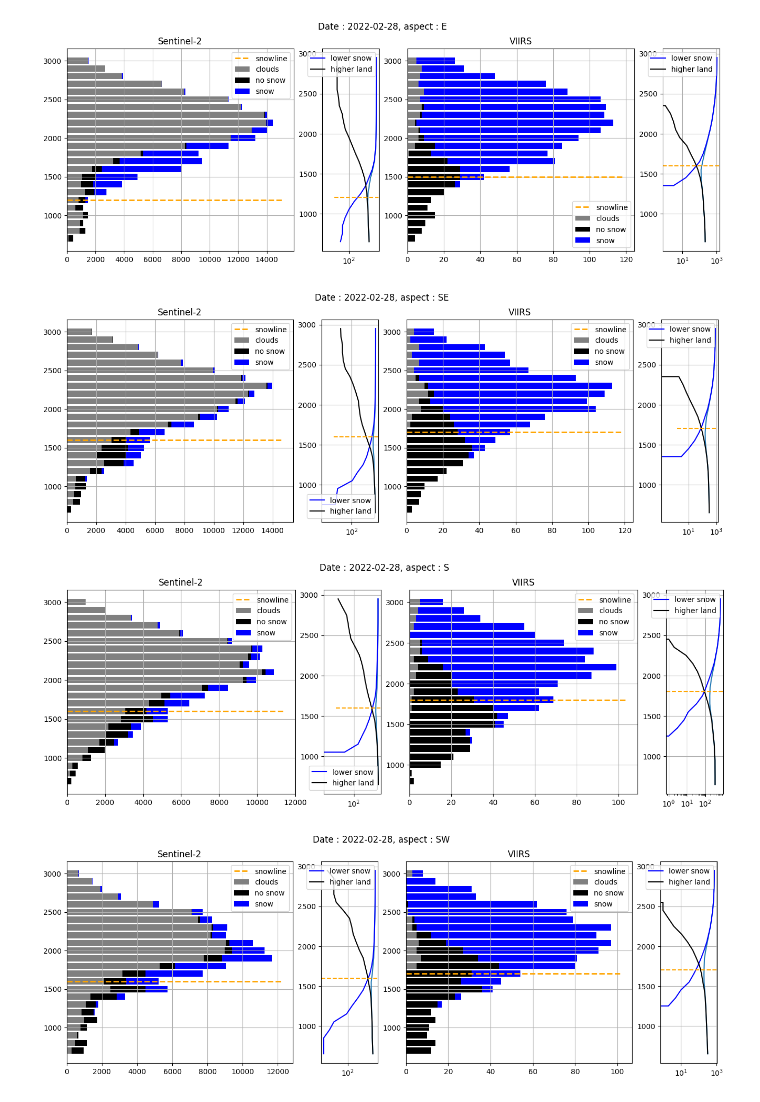
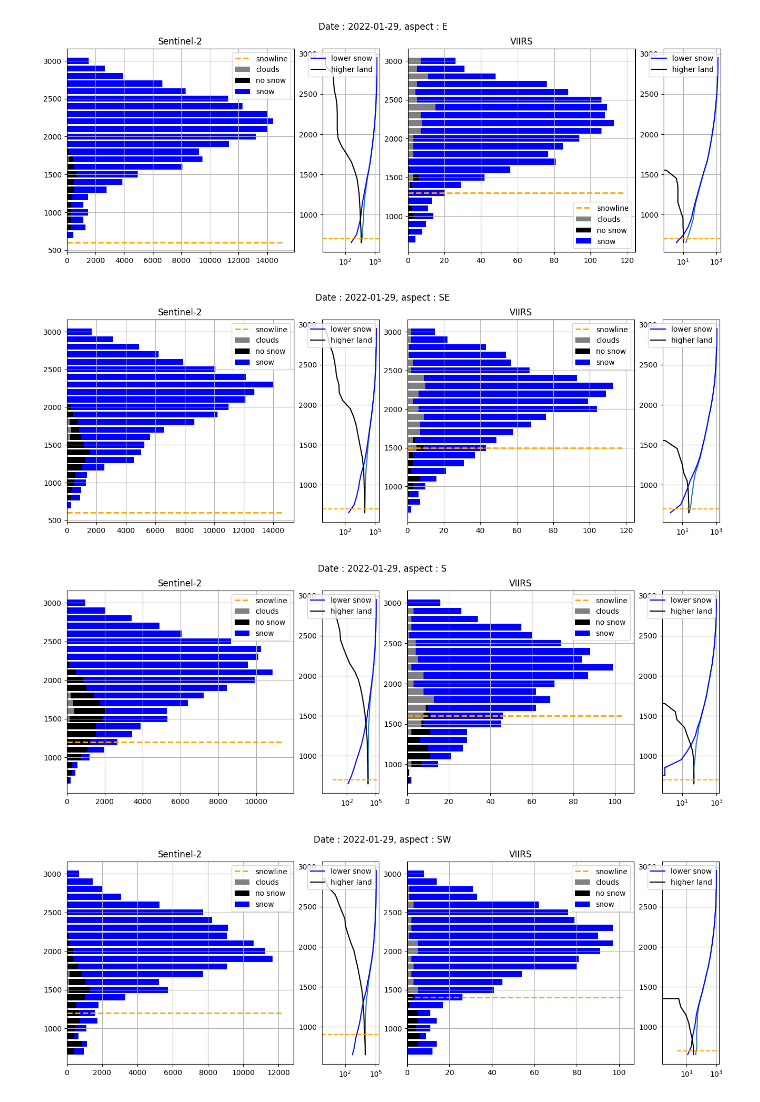
Before and after one commit to nicolaimpe/edelassim, a Jupyter notebook: notebooks/snowlines_vs_clouds.ipynb, the cells around one changed output. Saved outputs shown, nothing was run; the diff lists cells and outputs as text; code cells hidden in the pictures.

Commit message:
simulation settings for uncertainty aware obs and clear dates

```diff
--- a/notebooks/snowlines_vs_clouds.ipynb
+++ b/notebooks/snowlines_vs_clouds.ipynb
@@ -34,9 +34,9 @@ from edelassim.observations import METEOFRANCE_CLASSES
 
 
 _, _, snowline_viirs_ds, snowline_s2_ds = get_snowlines(actual_xpid="assim_viirs_cloudcover07_wy2122_d93_50cm")
-# forest_mask = xr.open_dataset(forest_mask_path).data_vars["__xarray_dataarray_variable__"].sel(band=1)
-viirs = xr.open_dataset(viirs_file)
-s2 = xr.open_dataset(s2_path)
+forest_mask = xr.open_dataset(forest_mask_path).data_vars["__xarray_dataarray_variable__"].sel(band=1)
+viirs = xr.open_dataset(viirs_file)  # .where(1 - forest_mask)
+s2 = xr.open_dataset(s2_path)  # .where(1-forest_mask)
 dem_250m = xr.open_dataarray(f"{topography_data_folder}/250m/DEM_GR_L93_250m.tif").sel(band=1)
 dem_20m = xr.open_dataarray(f"{topography_data_folder}/20m/DEM_GR_UTM_20m.tif").sel(band=1)
 aspect_250m = xr.open_dataarray(f"{topography_data_folder}/250m/ASP_GR_L93_250m.tif").sel(band=1)
@@ -45,11 +45,11 @@ slope_250m = xr.open_dataarray(f"{topography_data_folder}/250m/SLP_GR_L93_250m.t
 slope_20m = xr.open_dataarray(f"{topography_data_folder}/20m/SLP_GR_UTM_20m.tif").sel(band=1)
 
 
-sl_s2_precalc = find_snowline_from_snow_penalization(snowline_s2_ds)
-sl_viirs_precalc = find_snowline_from_snow_penalization(snowline_viirs_ds)
+# sl_s2_precalc = find_snowline_from_snow_penalization(snowline_s2_ds)
+# sl_viirs_precalc = find_snowline_from_snow_penalization(snowline_viirs_ds)
 
-snowline_s2_ds = snowline_s2_ds.set_xindex("altitude_min")
-snowline_viirs_ds = snowline_viirs_ds.set_xindex("altitude_min")
+# snowline_s2_ds = snowline_s2_ds.set_xindex("altitude_min")
+# snowline_viirs_ds = snowline_viirs_ds.set_xindex("altitude_min")
 # %%
 from mountain_data_binner.mountain_binner import MountainBinner
 
@@ -132,9 +168,0 @@ result_viirs.swap_dims({"elevation_bins": "elevation_min"}).drop_vars("elevation
-# %%
-def plot_snow_cloud_vs_elevation_bars(plot_data: xr.DataArray, ax: Axes):
-    clouds = plot_data.data_vars["total_clouds"]
-    no_snow = plot_data.data_vars["land_sum"]
-    snow = plot_data.data_vars["snow_cover_sum"]
-    y_ticks = (plot_data.coords["elevation_min"] + plot_data.coords["elevation_max"]) / 2
-    ax.barh(y=y_ticks, width=clouds, height=80, color="gray", label="clouds")
-    ax.barh(y=y_ticks, width=no_snow, left=clouds, height=80, color="black", label="no snow")
-    ax.barh(y=y_ticks, width=snow, left=clouds + no_snow, height=80, color="blue", label="snow")
@@ -145,6 +282,7 @@ from matplotlib.axes import Axes
 
 
 def find_snowline_from_snow_penalization_new(snowline_parametrization_dataset: xr.Dataset) -> xr.DataArray:
+
     alt_index = snowline_parametrization_dataset.data_vars["snowline_penalization"].argmin("elevation_min")
     altitude_step = 100
     snowline = snowline_parametrization_dataset.coords["elevation_min"].values[alt_index]
@@ -153,10 +291,10 @@ def find_snowline_from_snow_penalization_new(snowline_parametrization_dataset: x
     return snowline
 
 
-date = "2022-02-28"
+date = "2022-01-29"
 # aspect = "S"
-result_s2 = xr.open_dataset("result_s2_thr05.nc")
-result_viirs = xr.open_dataset("result_viirs_thr05.nc")
+result_s2 = xr.open_dataset("result_s2_thr001.nc")
+result_viirs = xr.open_dataset("result_viirs_thr001.nc")
 for aspect in result_s2.coords["aspect_bins"].values:
     grid_spec = GridSpec(nrows=1, ncols=4, hspace=0.25, width_ratios=(1, 0.25, 1, 0.25))
     fig = plt.figure(
@@ -233,4 +371,4 @@ plt.show()
-[figure, old version]
+[figure, new version]
-[figure, old version]
+[figure, new version]
-[figure, old version]
+[figure, new version]
-[figure, old version]
+[figure, new version]
```
Also changed, not shown: parts of 7 cells of this notebook, 5 other files.
